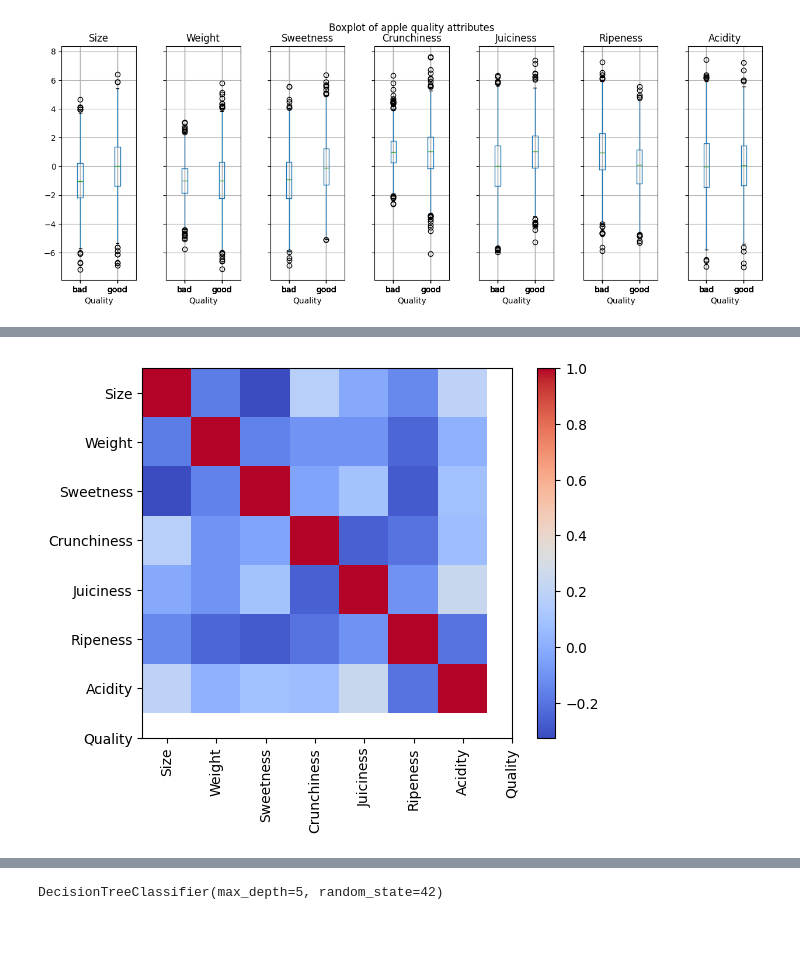
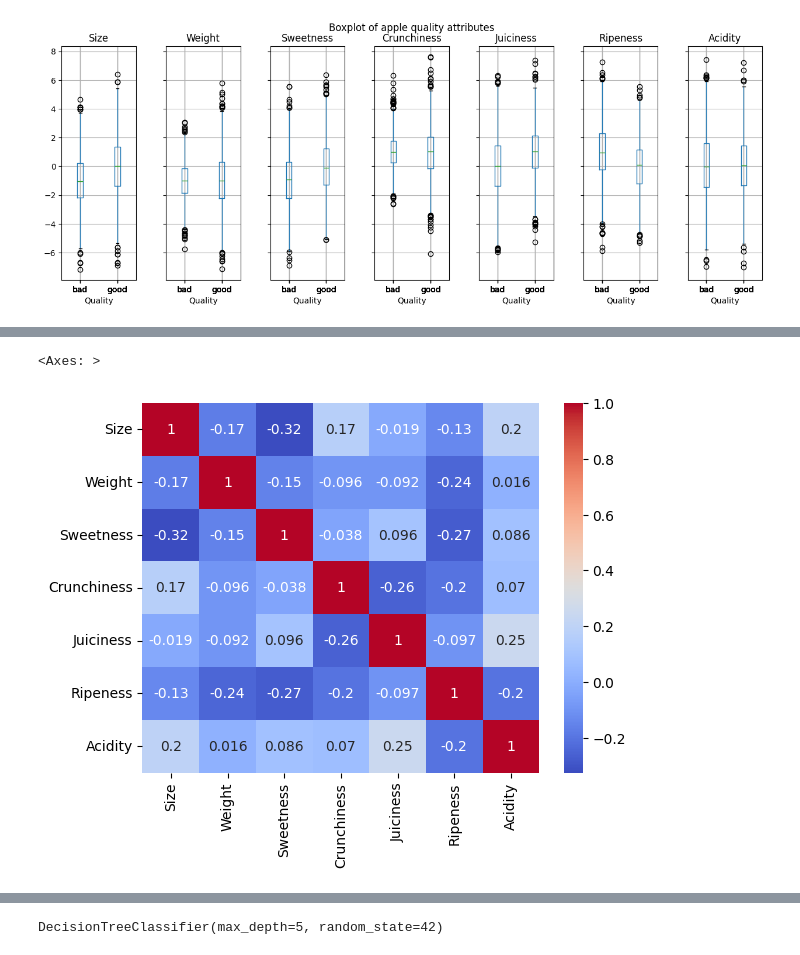
Before and after one commit to timonoessler/DataExplorationProject, a Jupyter notebook: src/Data_explo.ipynb, the cells around one changed output, grey strips where cells are left out. Cells and saved outputs as stored; diff of their text form; code cells hidden in the pictures.

```diff
--- a/src/Data_explo.ipynb
+++ b/src/Data_explo.ipynb
@@ -191,17 +203,8 @@ plt.show()
-# %%
-# Create a heatmap
-plt.imshow(df_corr.corr(), cmap='coolwarm')
-
-# Add colorbar
-plt.colorbar()
-
-# Set x-axis and y-axis labels
-plt.xticks(range(len(df.columns)), df.columns, rotation=90)
-plt.yticks(range(len(df.columns)), df.columns)
-
-# Show the plot
-plt.show()
-# %% [output]
-[figure, removed]
+# %%
+# Create a heatmap of the correlation matrix
+sns.heatmap(df_corr.corr(),annot=True,cmap='coolwarm')
+# %% [output]
+<Axes: >
+[figure, added]
 # %%
 # Pairplot
```
Also changed, not shown: parts of 17 cells of this notebook.
